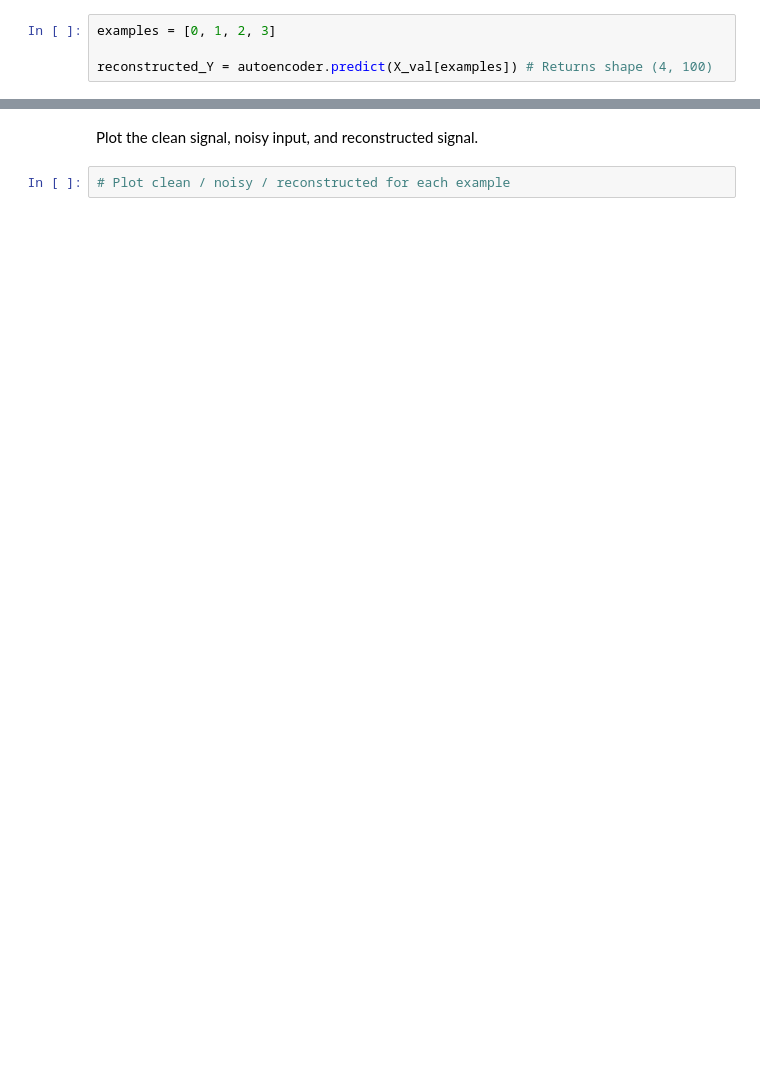
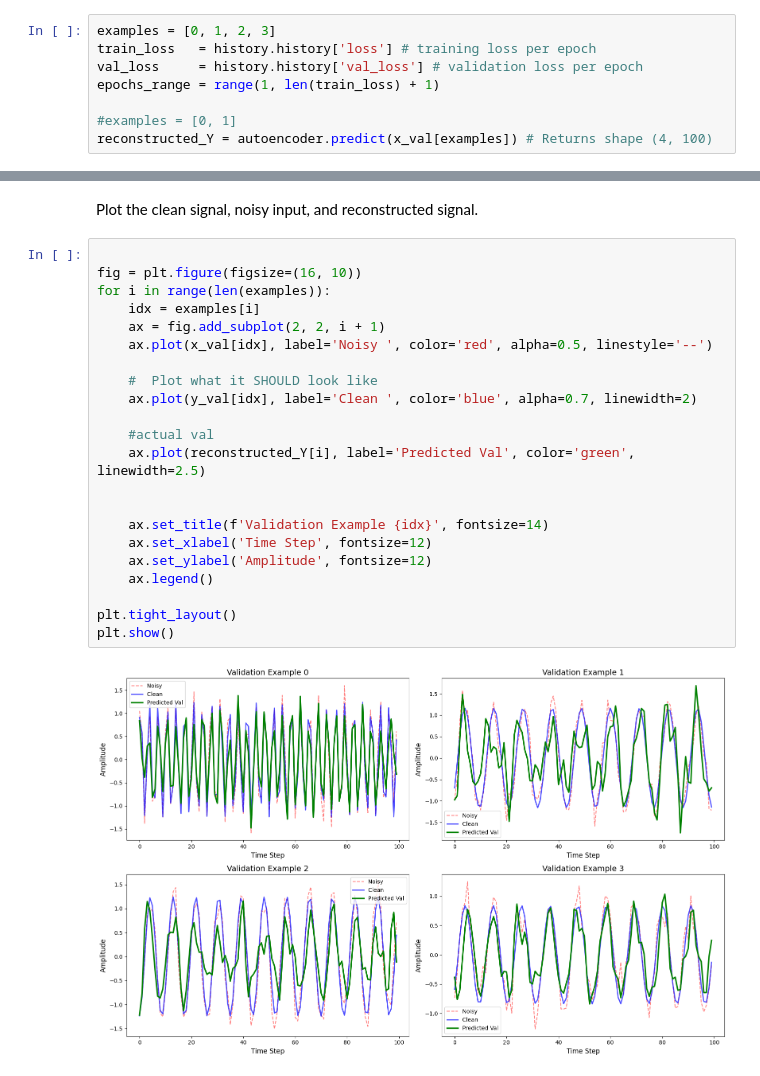
Before and after one commit to Astro-CMalhas/Computational-Astronomy, a Jupyter notebook: Comp_Astro_HW8.ipynb, the cells around one changed output, grey strips where cells are left out. Drawn from its saved outputs; the diff is of its cells as text; blank space fills up the shorter version.

```diff
--- a/Comp_Astro_HW8.ipynb
+++ b/Comp_Astro_HW8.ipynb
@@ -194,5 +271,9 @@ Plot the training and validation loss curves.
 model.predict(X) passes the input array through the trained network and returns reconstructed outputs.
 # %%
 examples = [0, 1, 2, 3]
+train_loss   = history.history['loss'] # training loss per epoch
+val_loss     = history.history['val_loss'] # validation loss per epoch
+epochs_range = range(1, len(train_loss) + 1)
 
-reconstructed_Y = autoencoder.predict(X_val[examples]) # Returns shape (4, 100)
+#examples = [0, 1]
+reconstructed_Y = autoencoder.predict(x_val[examples]) # Returns shape (4, 100)
@@ -199,6 +282,28 @@ reconstructed_Y = autoencoder.predict(X_val[examples]) # Returns shape (4, 100)
 # %% [markdown]
 Plot the clean signal, noisy input, and reconstructed signal.
-# %%
-# Plot clean / noisy / reconstructed for each example
+# %%
+
+fig = plt.figure(figsize=(16, 10))
+for i in range(len(examples)):
+    idx = examples[i]
+    ax = fig.add_subplot(2, 2, i + 1)
+    ax.plot(x_val[idx], label='Noisy ', color='red', alpha=0.5, linestyle='--')
+
+    #  Plot what it SHOULD look like
+    ax.plot(y_val[idx], label='Clean ', color='blue', alpha=0.7, linewidth=2)
+
+    #actual val
+    ax.plot(reconstructed_Y[i], label='Predicted Val', color='green', linewidth=2.5)
+
+
+    ax.set_title(f'Validation Example {idx}', fontsize=14)
+    ax.set_xlabel('Time Step', fontsize=12)
+    ax.set_ylabel('Amplitude', fontsize=12)
+    ax.legend()
+
+plt.tight_layout()
+plt.show()
+# %% [output]
+[figure, added]
 # %% [markdown]
 ![image.png](embedded-picture-1)
```
Also changed, not shown: parts of 9 cells of this notebook.
